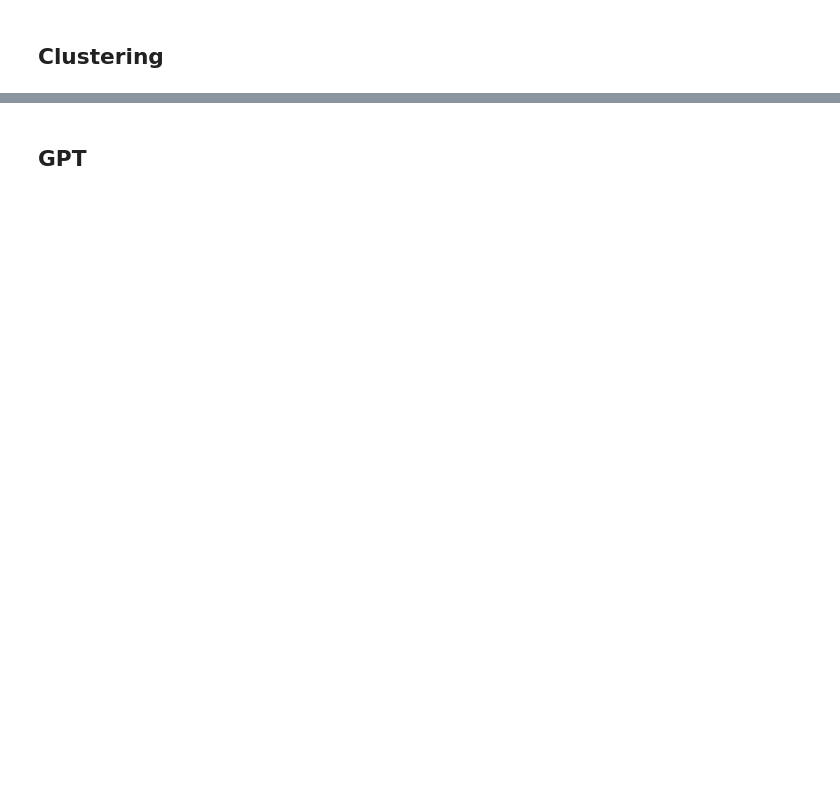
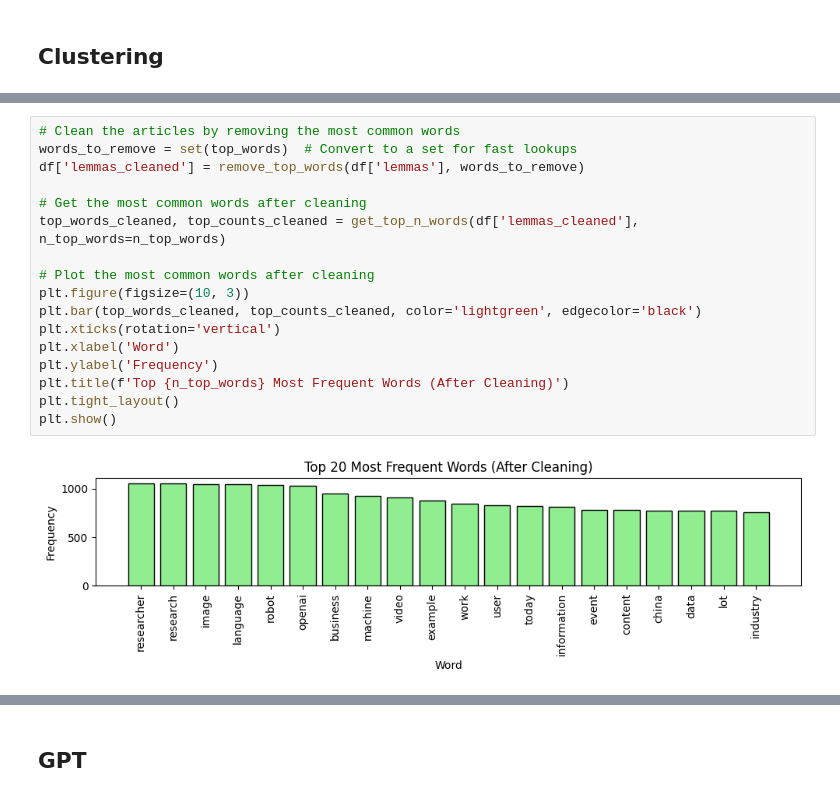
Before and after one commit to AlbaTaboada/Edgelands, a Jupyter notebook: Full_text_analysis(Alba).ipynb, the cells around one changed output, grey strips where cells are left out. Drawn from its saved outputs; the diff is of its cells as text; blank space fills up the shorter version.

```diff
--- a/Full_text_analysis(Alba).ipynb
+++ b/Full_text_analysis(Alba).ipynb
@@ -363 +386,20 @@ plt.show()
+# %%
+# Clean the articles by removing the most common words
+words_to_remove = set(top_words)  # Convert to a set for fast lookups
+df['lemmas_cleaned'] = remove_top_words(df['lemmas'], words_to_remove)
+
+# Get the most common words after cleaning
+top_words_cleaned, top_counts_cleaned = get_top_n_words(df['lemmas_cleaned'], n_top_words=n_top_words)
+
+# Plot the most common words after cleaning
+plt.figure(figsize=(10, 3))
+plt.bar(top_words_cleaned, top_counts_cleaned, color='lightgreen', edgecolor='black')
+plt.xticks(rotation='vertical')
+plt.xlabel('Word')
+plt.ylabel('Frequency')
+plt.title(f'Top {n_top_words} Most Frequent Words (After Cleaning)')
+plt.tight_layout()
+plt.show()
+# %% [output]
+[figure, added]
 # %%
```
Also changed, not shown: parts of 29 cells of this notebook.
